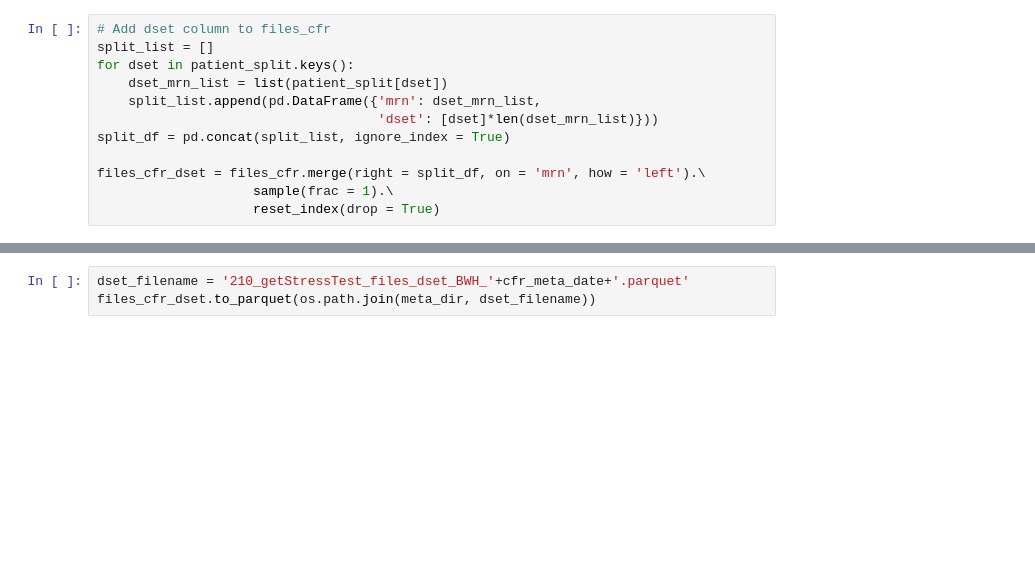
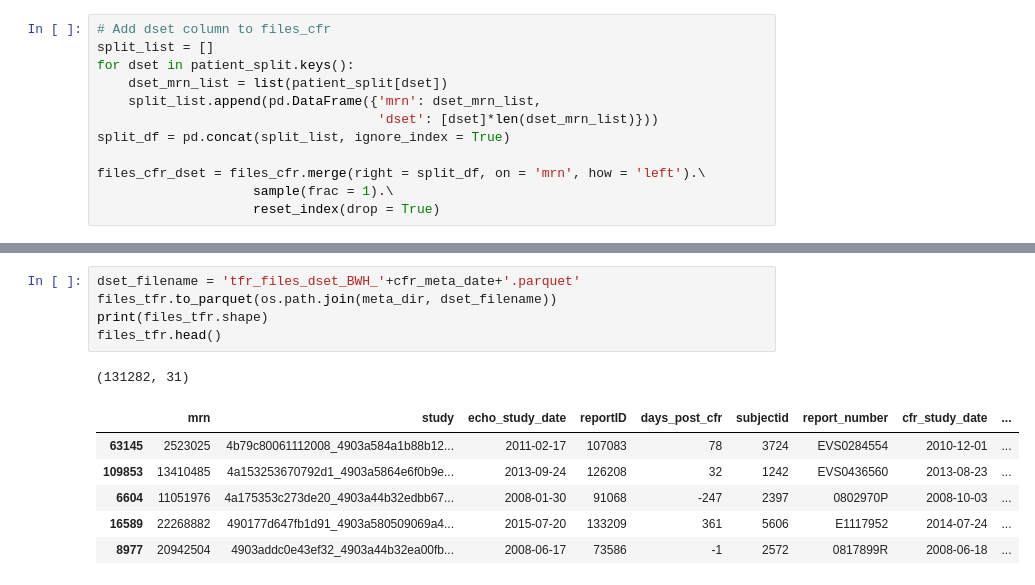
Before and after one commit to awerdich/werdich-cfr, a Jupyter notebook: notebooks/cfr_datasets_patientsplit.ipynb, the cells around one changed output, grey strips where cells are left out. Cells and saved outputs as stored; diff of their text form; blank space fills up the shorter version.

```diff
--- a/notebooks/cfr_datasets_patientsplit.ipynb
+++ b/notebooks/cfr_datasets_patientsplit.ipynb
@@ -142,3 +142,13 @@ files_cfr_dset.head(50)
 # %%
-dset_filename = '210_getStressTest_files_dset_BWH_'+cfr_meta_date+'.parquet'
-files_cfr_dset.to_parquet(os.path.join(meta_dir, dset_filename))
+dset_filename = 'tfr_files_dset_BWH_'+cfr_meta_date+'.parquet'
+files_tfr.to_parquet(os.path.join(meta_dir, dset_filename))
+print(files_tfr.shape)
+files_tfr.head()
+# %% [output]
+(131282, 31)
+|  | mrn | study | echo_study_date | reportID | days_post_cfr | subjectid | report_number | cfr_study_date | ... |
+| 63145 | 2523025 | 4b79c80061112008_4903a584a1b88b12... | 2011-02-17 | 107083 | 78 | 3724 | EVS0284554 | 2010-12-01 | ... |
+| 109853 | 13410485 | 4a153253670792d1_4903a5864e6f0b9e... | 2013-09-24 | 126208 | 32 | 1242 | EVS0436560 | 2013-08-23 | ... |
+| 6604 | 11051976 | 4a175353c273de20_4903a44b32edbb67... | 2008-01-30 | 91068 | -247 | 2397 | 0802970P | 2008-10-03 | ... |
+| 16589 | 22268882 | 490177d647fb1d91_4903a580509069a4... | 2015-07-20 | 133209 | 361 | 5606 | E1117952 | 2014-07-24 | ... |
+| 8977 | 20942504 | 4903addc0e43ef32_4903a44b32ea00fb... | 2008-06-17 | 73586 | -1 | 2572 | 0817899R | 2008-06-18 | ... |
```
Also changed, not shown: parts of 4 cells of this notebook, 2 other files.
